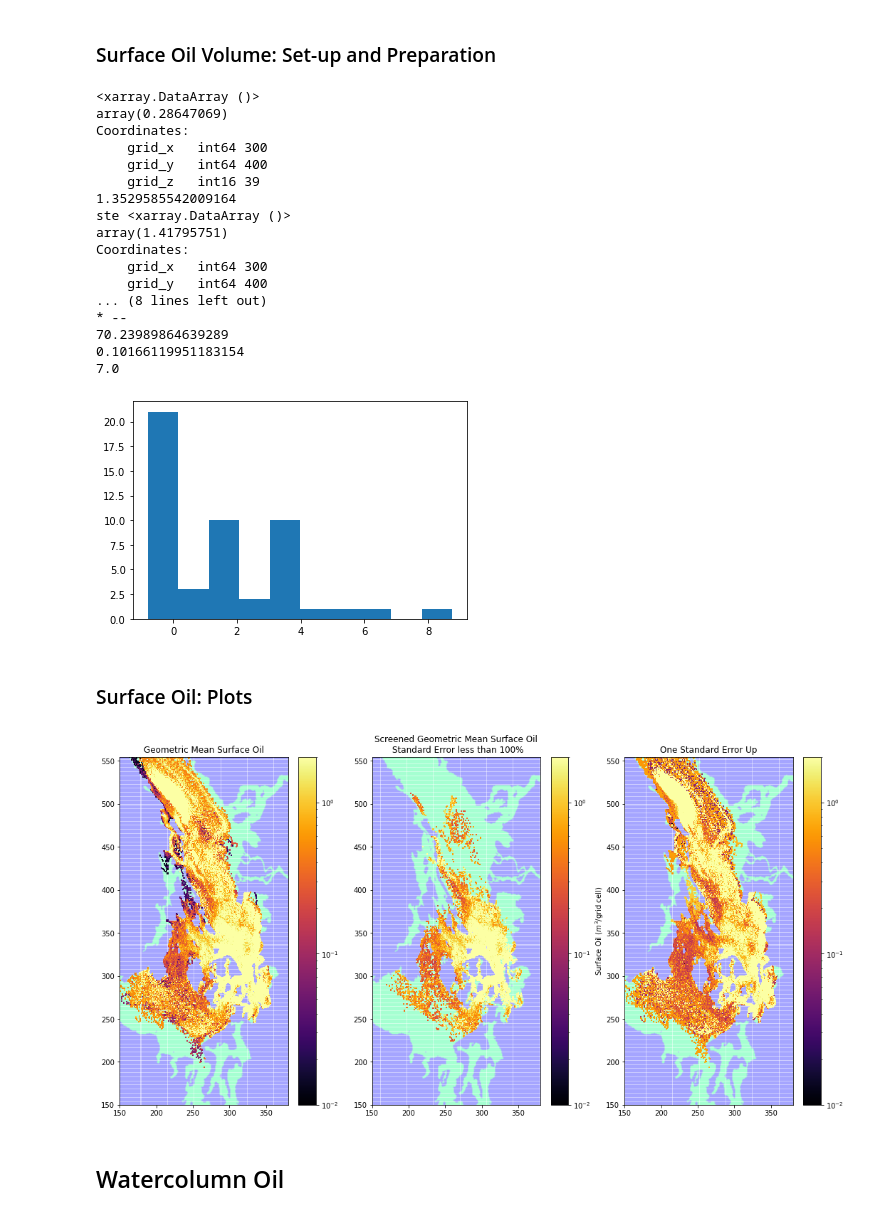
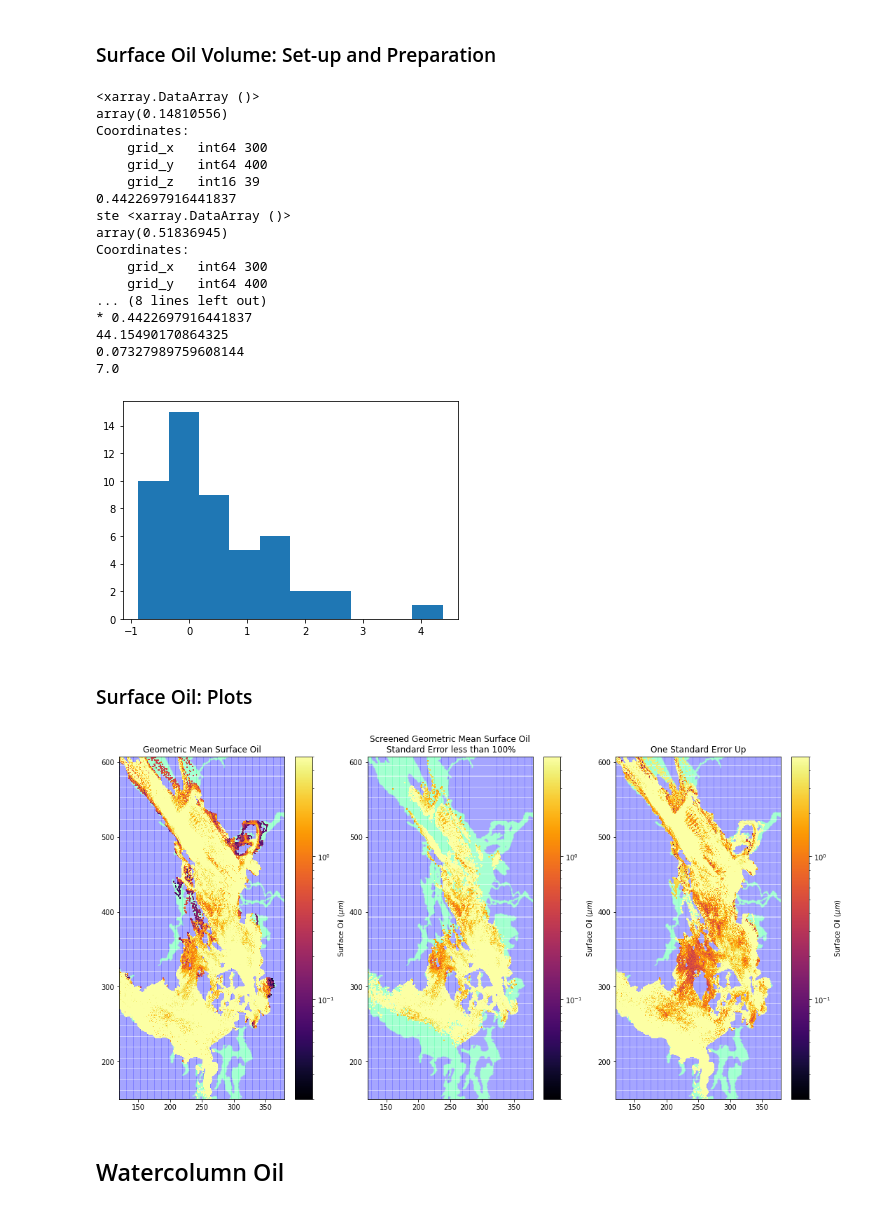
Before and after one commit to MIDOSS/Visualization, a Jupyter notebook: notebooks/Plot_Aggregates_akns.ipynb, the cells around one changed output. Saved outputs shown, nothing was run; the diff lists cells and outputs as text; code cells hidden in the pictures.

```diff
--- a/notebooks/Plot_Aggregates_akns.ipynb
+++ b/notebooks/Plot_Aggregates_akns.ipynb
@@ -11,16 +11,18 @@ import xarray as xr
 
 %matplotlib inline
 # %%
-thefile = '/scratch/allen/MIDOSS/aggregate/thirteenth_200_akns.nc'
+thefile = '/scratch/allen/MIDOSS/aggregate/seventeenth_200_akns.nc'
 oil = xr.open_dataset(thefile)
 whichspills = "AKNS Spills"
 # %%
 mesh = xr.open_dataset('~/MEOPAR/grid/mesh_mask201702.nc')
+divarea = 1/(mesh.e1t[0, 1:-1, 1:-1] * mesh.e2t[0, 1:-1, 1:-1])
+alength = 1/np.maximum(mesh.e1t[0, 1:-1:, 1:-1], mesh.e2t[0, 1:-1, 1:-1])
 tmask = 1- mesh.tmask[0, 0]
 mesh.close()
 # %%
-imin = 140
-jmin, jmax = 140, 380
+imin = 150
+jmin, jmax = 120, 380
 imax = imin + (jmax - jmin)*2/500*440
 # %%
 def truncate_colormap(cmap, minval=0.0, maxval=1.0, n=-1):
@@ -288,58 +292,60 @@ print (np.exp(surfoiled.min()))
 print (np.sqrt(49))
 # %% [output]
 <xarray.DataArray ()>
-array(0.28647069)
+array(0.14810556)
 Coordinates:
     grid_x   int64 300
     grid_y   int64 400
     grid_z   int16 39
-1.3529585542009164
+0.4422697916441837
 ste <xarray.DataArray ()>
-array(1.41795751)
+array(0.51836945)
 Coordinates:
     grid_x   int64 300
     grid_y   int64 400
 ... (8 lines left out)
-* --
-70.23989864639289
-0.10166119951183154
+* 0.4422697916441837
+44.15490170864325
+0.07327989759608144
 7.0
-[figure, old version]
+[figure, new version]
 # %% [markdown]
 ### Surface Oil: Plots
 # %%
 fig, axs = plt.subplots(1, 3, figsize=(18, 9))
 
-vmin, vmax = 0.01, 2
+vmin, vmax = 0.02, 5
 
 for ax in axs:
     ax.pcolormesh(tmask[1:, 1:], cmap='winter_r', alpha=0.1)
     ax.set_ylim(imin, imax)
     ax.set_xlim(jmin, jmax)
 
 C = axs[0].pcolormesh(
-     np.exp(ma_surface_oil), norm=colors.LogNorm(vmin=vmin, vmax=vmax),
+     np.exp(ma_surface_oil) * divarea * 1e6, norm=colors.LogNorm(vmin=vmin, vmax=vmax),
     zorder=2, cmap='inferno'
 )
 cb = fig.colorbar(C, ax=axs[0]);
+cb.set_label('Surface Oil ($\mu m$)')
 axs[0].set_title('Geometric Mean Surface Oil')
 
 C = axs[1].pcolormesh(
-     np.exp(surfoiled),
+     np.exp(surfoiled) * divarea * 1e6,
     zorder=2, norm=colors.LogNorm(vmin=vmin, vmax=vmax), cmap='inferno'
 )
 cb = fig.colorbar(C, ax=axs[1]);
-cb.set_label('Surface Oil ($m^3$/grid cell)')
+cb.set_label('Surface Oil ($\mu m$)')
 axs[1].set_title(f'Screened Geometric Mean Surface Oil\n Standard Error less than {perol*100}%')
 
 C = axs[2].pcolormesh(
-     np.exp(ma_surfoil_ste + ma_surface_oil) - np.exp(ma_surface_oil), norm=colors.LogNorm(vmin=vmin, vmax=vmax),
+     (np.exp(ma_surfoil_ste + ma_surface_oil) - np.exp(ma_surface_oil)) * divarea * 1e6, norm=colors.LogNorm(vmin=vmin, vmax=vmax),
     zorder=2, cmap='inferno'
 )
 cb = fig.colorbar(C, ax=axs[2]);
+cb.set_label('Surface Oil ($\mu m$)')
 axs[2].set_title('One Standard Error Up');
 # %% [output]
-[figure, old version]
+[figure, new version]
 # %% [markdown]
 ## Watercolumn Oil
 # %% [markdown]
```
Also changed, not shown: parts of 10 cells of this notebook, 4 other files.
